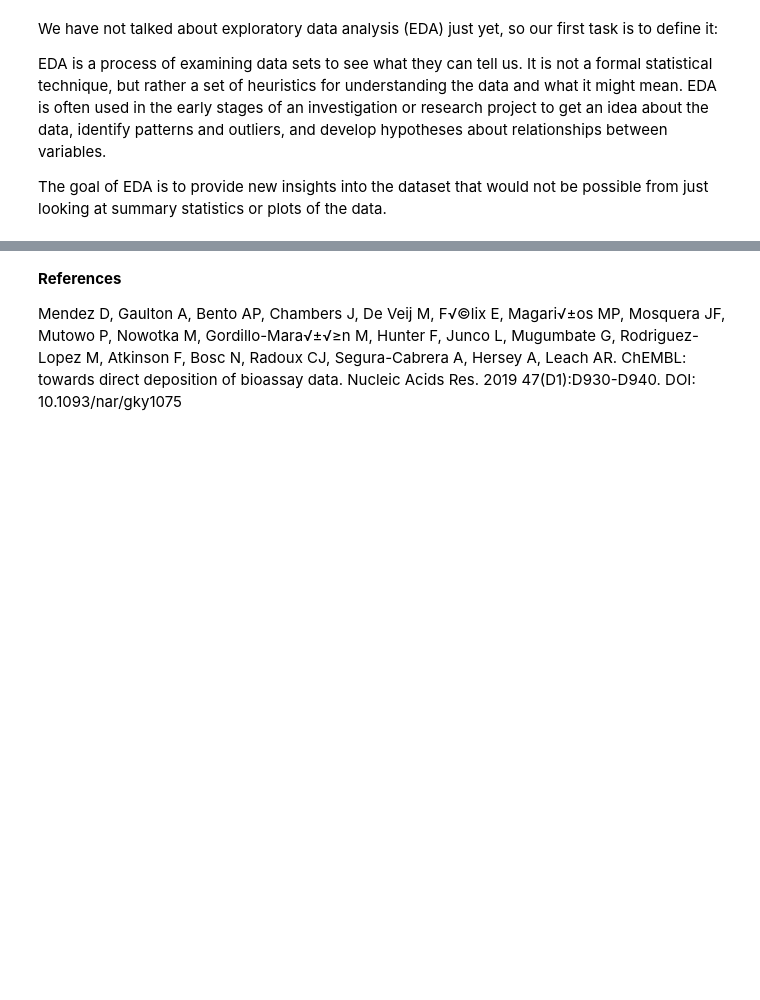
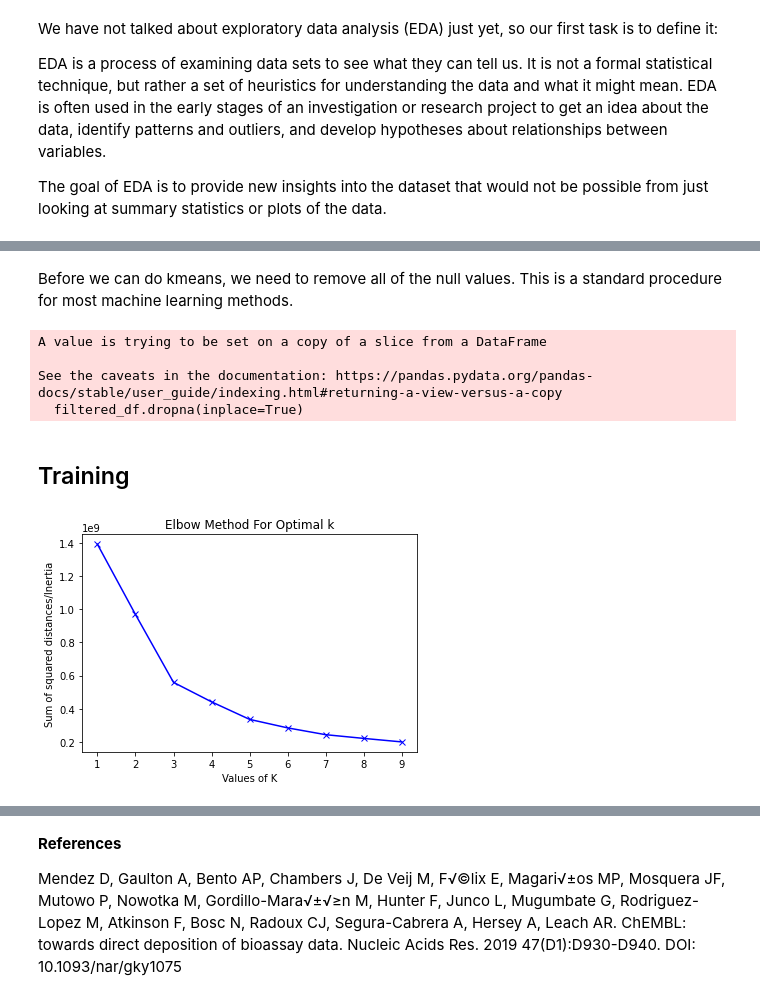
Before and after one commit to dutchengineer-courses/machine-learning-101, a Jupyter notebook: unsupervised-learning/k-means-clustering/chemical-analysis.ipynb, the cells around one changed output, grey strips where cells are left out. Cells and saved outputs as stored; diff of their text form; code cells hidden in the pictures; blank space fills up the shorter version.

```diff
--- a/unsupervised-learning/k-means-clustering/chemical-analysis.ipynb
+++ b/unsupervised-learning/k-means-clustering/chemical-analysis.ipynb
@@ -232,0 +255,29 @@ dtype: int64
+# %% [markdown]
+Before we can do kmeans, we need to remove all of the null values. This is a standard procedure for most machine learning methods.
+# %%
+filtered_df.dropna(inplace=True)
+# %% [output]
+A value is trying to be set on a copy of a slice from a DataFrame
+
+See the caveats in the documentation: https://pandas.pydata.org/pandas-docs/stable/user_guide/indexing.html#returning-a-view-versus-a-copy
+  filtered_df.dropna(inplace=True)
+# %% [markdown]
+
+## Training
+# %%
+from sklearn.cluster import KMeans
+import matplotlib.pyplot as plt
+
+Sum_of_squared_distances = []
+K = range(1,10,1)
+for num_clusters in K :
+ kmeans = KMeans(n_clusters=num_clusters)
+ kmeans.fit(filtered_df)
+ Sum_of_squared_distances.append(kmeans.inertia_)
+plt.plot(K,Sum_of_squared_distances,'bx-')
+plt.xlabel('Values of K')
+plt.ylabel('Sum of squared distances/Inertia')
+plt.title('Elbow Method For Optimal k')
+plt.show()
+# %% [output]
+[figure, added]
```
Also changed, not shown: parts of 17 cells of this notebook.
